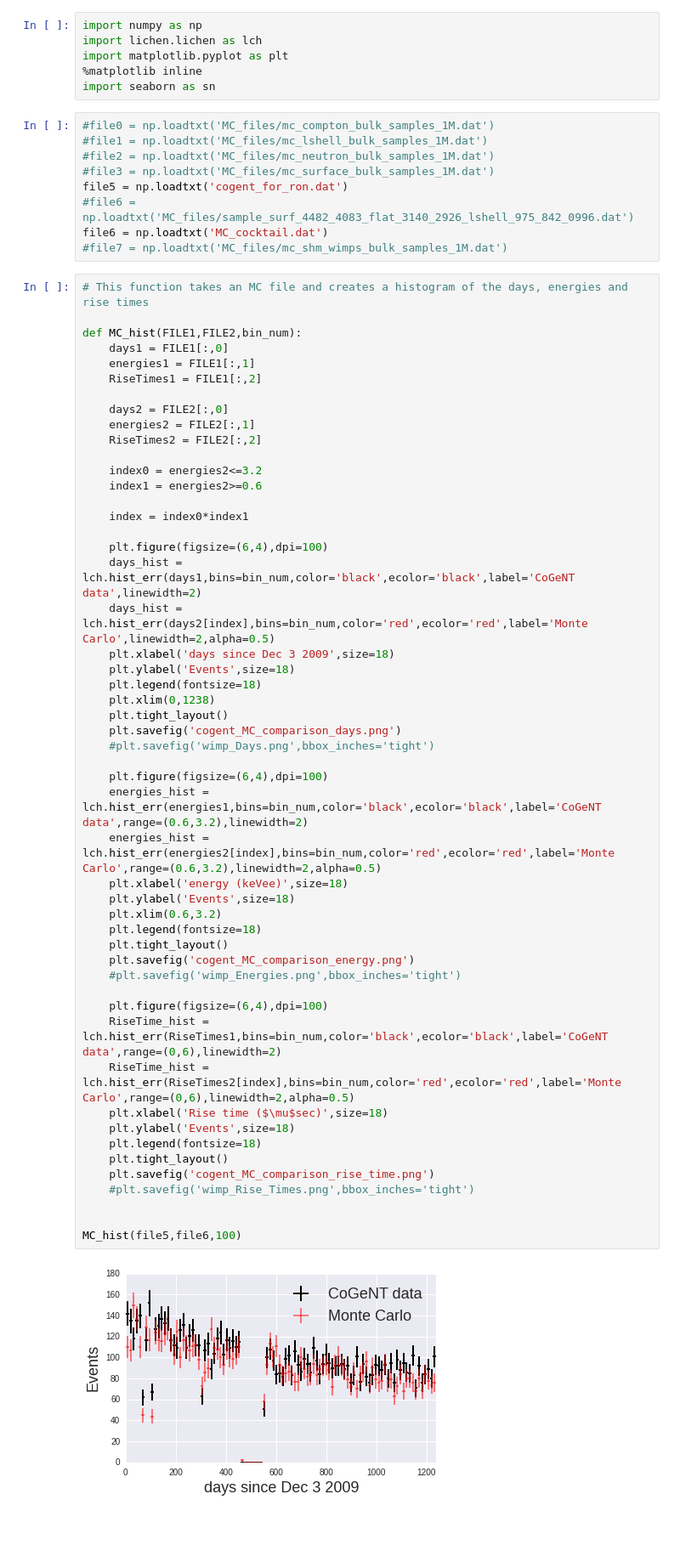
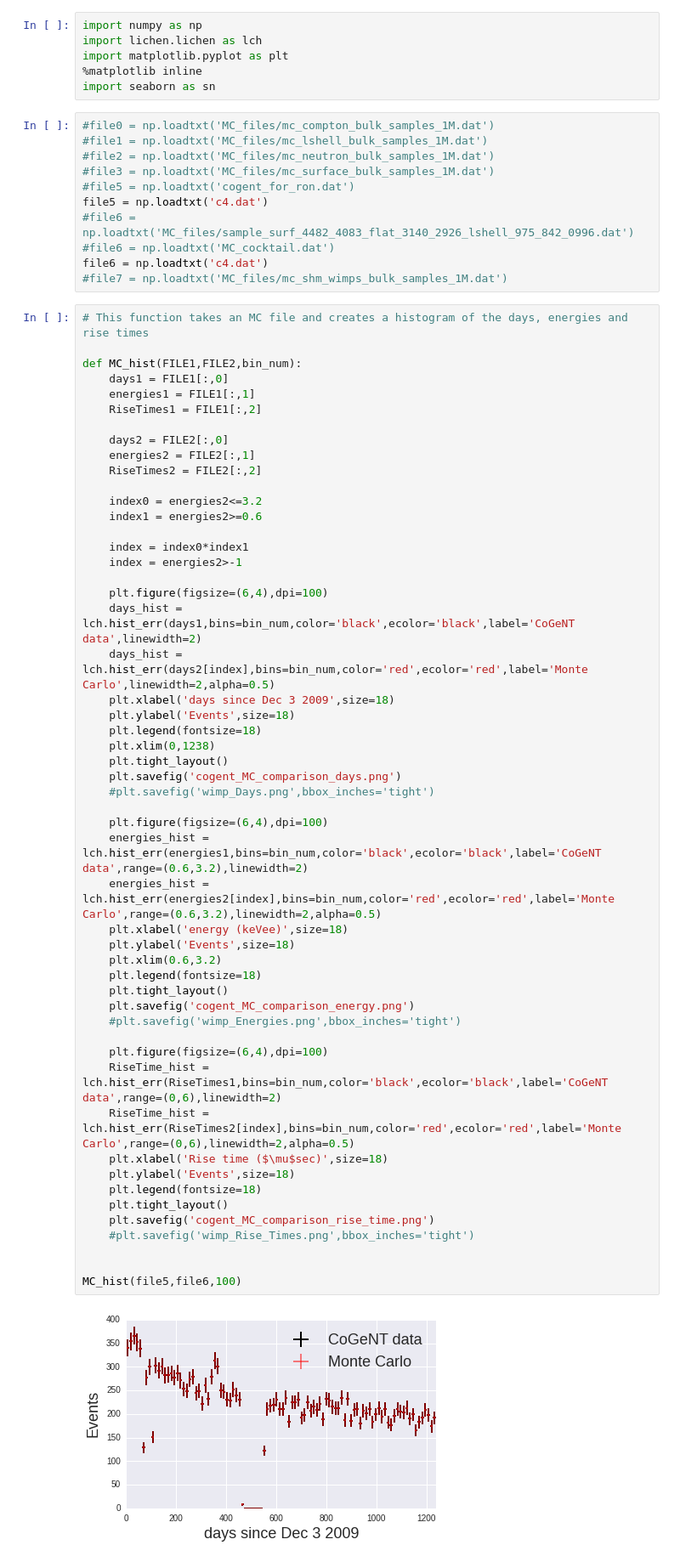
Before and after one commit to mattbellis/Siena_College_Ronnie_Rera, a Jupyter notebook: IPython Notebooks/MC_Histograms.ipynb, the cells around one changed output. Shown: that part at 85% size. Saved outputs shown, nothing was run; the diff lists cells and outputs as text; blank space fills up the shorter version.

```diff
--- a/IPython Notebooks/MC_Histograms.ipynb
+++ b/IPython Notebooks/MC_Histograms.ipynb
@@ -9,9 +9,11 @@ import seaborn as sn
 #file1 = np.loadtxt('MC_files/mc_lshell_bulk_samples_1M.dat')
 #file2 = np.loadtxt('MC_files/mc_neutron_bulk_samples_1M.dat')
 #file3 = np.loadtxt('MC_files/mc_surface_bulk_samples_1M.dat')
-file5 = np.loadtxt('cogent_for_ron.dat')
+#file5 = np.loadtxt('cogent_for_ron.dat')
+file5 = np.loadtxt('c4.dat')
 #file6 = np.loadtxt('MC_files/sample_surf_4482_4083_flat_3140_2926_lshell_975_842_0996.dat')
-file6 = np.loadtxt('MC_cocktail.dat')
+#file6 = np.loadtxt('MC_cocktail.dat')
+file6 = np.loadtxt('c4.dat')
 #file7 = np.loadtxt('MC_files/mc_shm_wimps_bulk_samples_1M.dat')
 # %%
 # This function takes an MC file and creates a histogram of the days, energies and rise times
@@ -29,6 +31,7 @@ def MC_hist(FILE1,FILE2,bin_num):
     index1 = energies2>=0.6
 
     index = index0*index1
+    index = energies2>-1
 
     plt.figure(figsize=(6,4),dpi=100)
     days_hist = lch.hist_err(days1,bins=bin_num,color='black',ecolor='black',label='CoGeNT data',linewidth=2)
@@ -38,31 +41,31 @@ def MC_hist(FILE1,FILE2,bin_num):
     plt.legend(fontsize=18)
     plt.xlim(0,1238)
     plt.tight_layout()
     plt.savefig('cogent_MC_comparison_days.png')
     #plt.savefig('wimp_Days.png',bbox_inches='tight')
 
     plt.figure(figsize=(6,4),dpi=100)
     energies_hist = lch.hist_err(energies1,bins=bin_num,color='black',ecolor='black',label='CoGeNT data',range=(0.6,3.2),linewidth=2)
     energies_hist = lch.hist_err(energies2[index],bins=bin_num,color='red',ecolor='red',label='Monte Carlo',range=(0.6,3.2),linewidth=2,alpha=0.5)
     plt.xlabel('energy (keVee)',size=18)
     plt.ylabel('Events',size=18)
     plt.xlim(0.6,3.2)
     plt.legend(fontsize=18)
     plt.tight_layout()
     plt.savefig('cogent_MC_comparison_energy.png')
     #plt.savefig('wimp_Energies.png',bbox_inches='tight')
 
     plt.figure(figsize=(6,4),dpi=100)
     RiseTime_hist = lch.hist_err(RiseTimes1,bins=bin_num,color='black',ecolor='black',label='CoGeNT data',range=(0,6),linewidth=2)
     RiseTime_hist = lch.hist_err(RiseTimes2[index],bins=bin_num,color='red',ecolor='red',label='Monte Carlo',range=(0,6),linewidth=2,alpha=0.5)
     plt.xlabel('Rise time ($\mu$sec)',size=18)
     plt.ylabel('Events',size=18)
     plt.legend(fontsize=18)
     plt.tight_layout()
     plt.savefig('cogent_MC_comparison_rise_time.png')
     #plt.savefig('wimp_Rise_Times.png',bbox_inches='tight')
 
 
 MC_hist(file5,file6,100)
 # %% [output]
-[figure, old version]
+[figure, new version]
```
Also changed, not shown: parts of 1 cell of this notebook.
